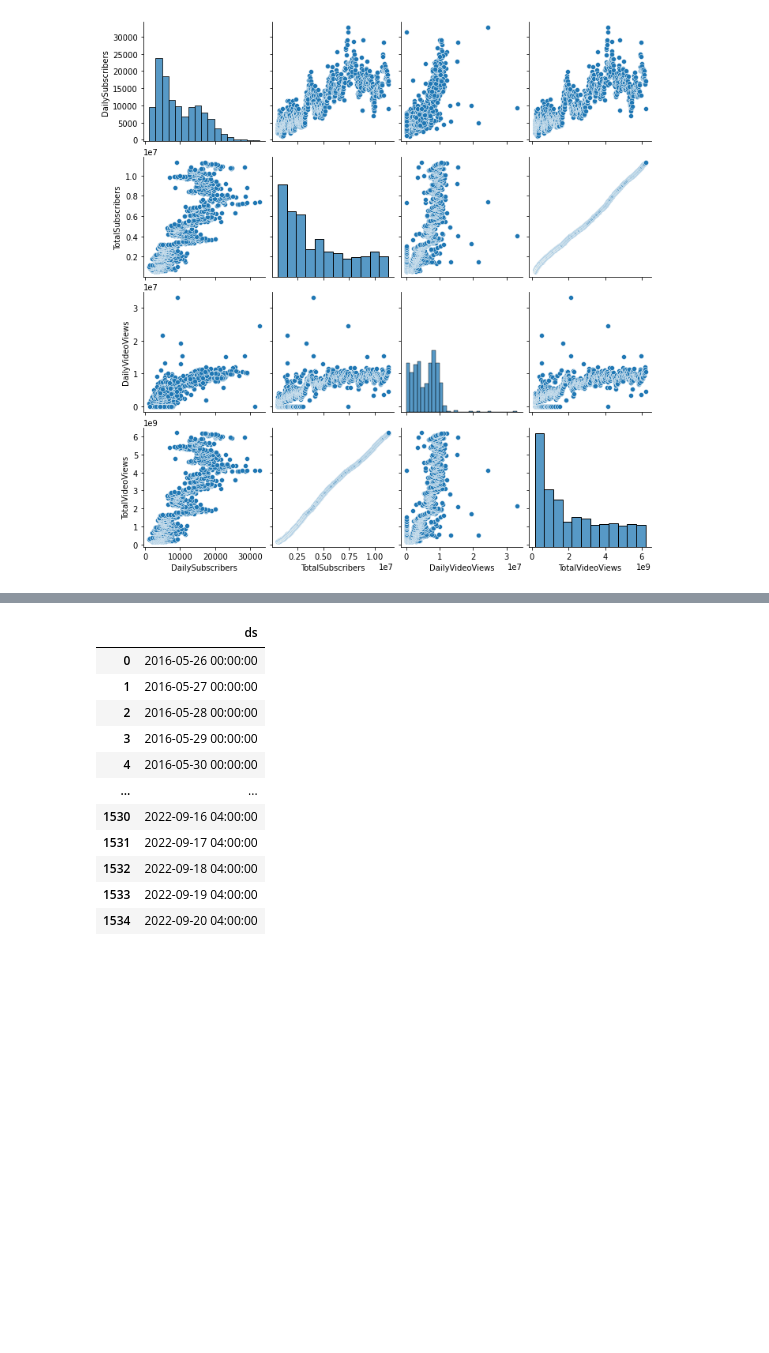
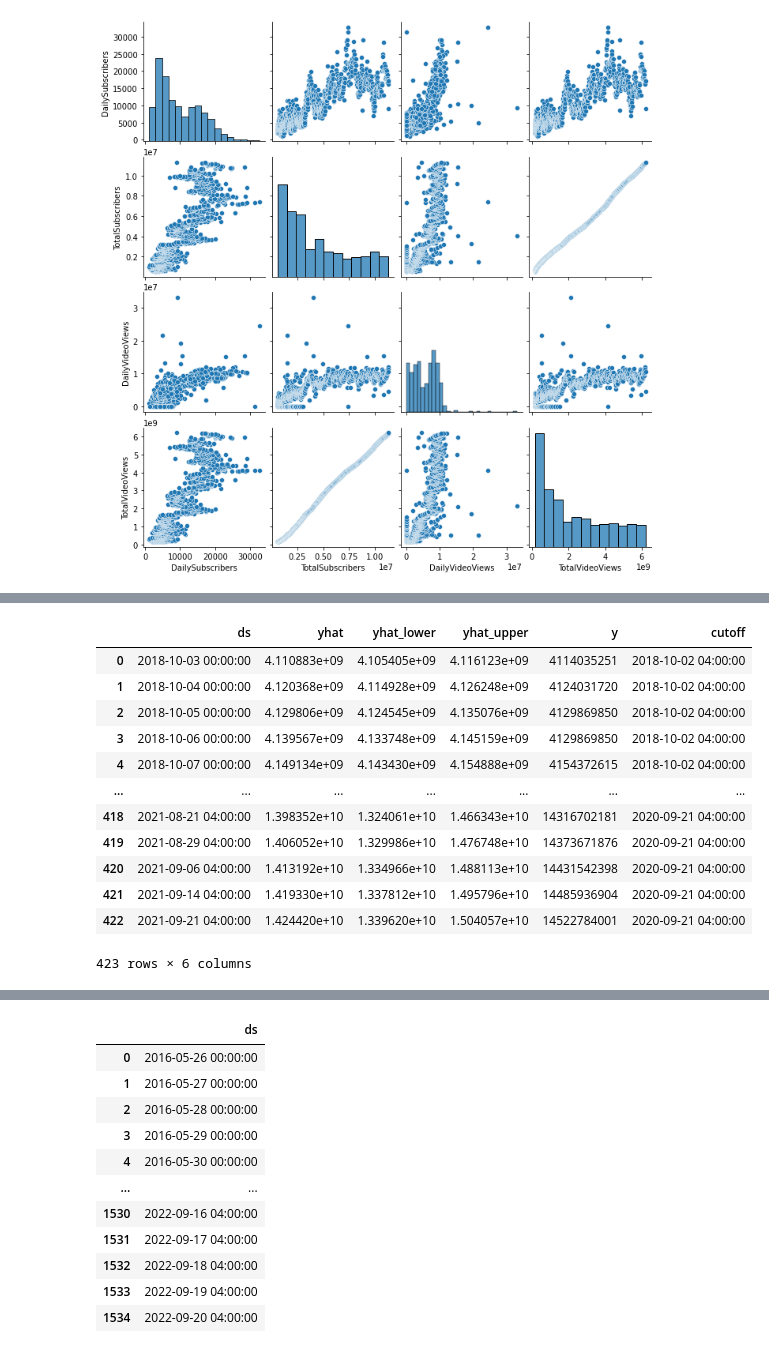
Before and after one commit to Fa7adbina/NBM_Reg_project2, a Jupyter notebook: Regression_ProjectV1.ipynb, the cells around one changed output, grey strips where cells are left out. Cells and saved outputs as stored; diff of their text form; code cells hidden in the pictures; blank space fills up the shorter version.

```diff
--- a/Regression_ProjectV1.ipynb
+++ b/Regression_ProjectV1.ipynb
@@ -179,0 +207,16 @@ md.fit(X_y)
+# %%
+df_cv
+# %% [output]
+|  | ds | yhat | yhat_lower | yhat_upper | y | cutoff |
+| 0 | 2018-10-03 00:00:00 | 4.110883e+09 | 4.105405e+09 | 4.116123e+09 | 4114035251 | 2018-10-02 04:00:00 |
+| 1 | 2018-10-04 00:00:00 | 4.120368e+09 | 4.114928e+09 | 4.126248e+09 | 4124031720 | 2018-10-02 04:00:00 |
+| 2 | 2018-10-05 00:00:00 | 4.129806e+09 | 4.124545e+09 | 4.135076e+09 | 4129869850 | 2018-10-02 04:00:00 |
+| 3 | 2018-10-06 00:00:00 | 4.139567e+09 | 4.133748e+09 | 4.145159e+09 | 4129869850 | 2018-10-02 04:00:00 |
+| 4 | 2018-10-07 00:00:00 | 4.149134e+09 | 4.143430e+09 | 4.154888e+09 | 4154372615 | 2018-10-02 04:00:00 |
+| ... | ... | ... | ... | ... | ... | ... |
+| 418 | 2021-08-21 04:00:00 | 1.398352e+10 | 1.324061e+10 | 1.466343e+10 | 14316702181 | 2020-09-21 04:00:00 |
+| 419 | 2021-08-29 04:00:00 | 1.406052e+10 | 1.329986e+10 | 1.476748e+10 | 14373671876 | 2020-09-21 04:00:00 |
+| 420 | 2021-09-06 04:00:00 | 1.413192e+10 | 1.334966e+10 | 1.488113e+10 | 14431542398 | 2020-09-21 04:00:00 |
+| 421 | 2021-09-14 04:00:00 | 1.419330e+10 | 1.337812e+10 | 1.495796e+10 | 14485936904 | 2020-09-21 04:00:00 |
+| 422 | 2021-09-21 04:00:00 | 1.424420e+10 | 1.339620e+10 | 1.504057e+10 | 14522784001 | 2020-09-21 04:00:00 |
+423 rows × 6 columns
```
Also changed, not shown: parts of 12 cells of this notebook.
